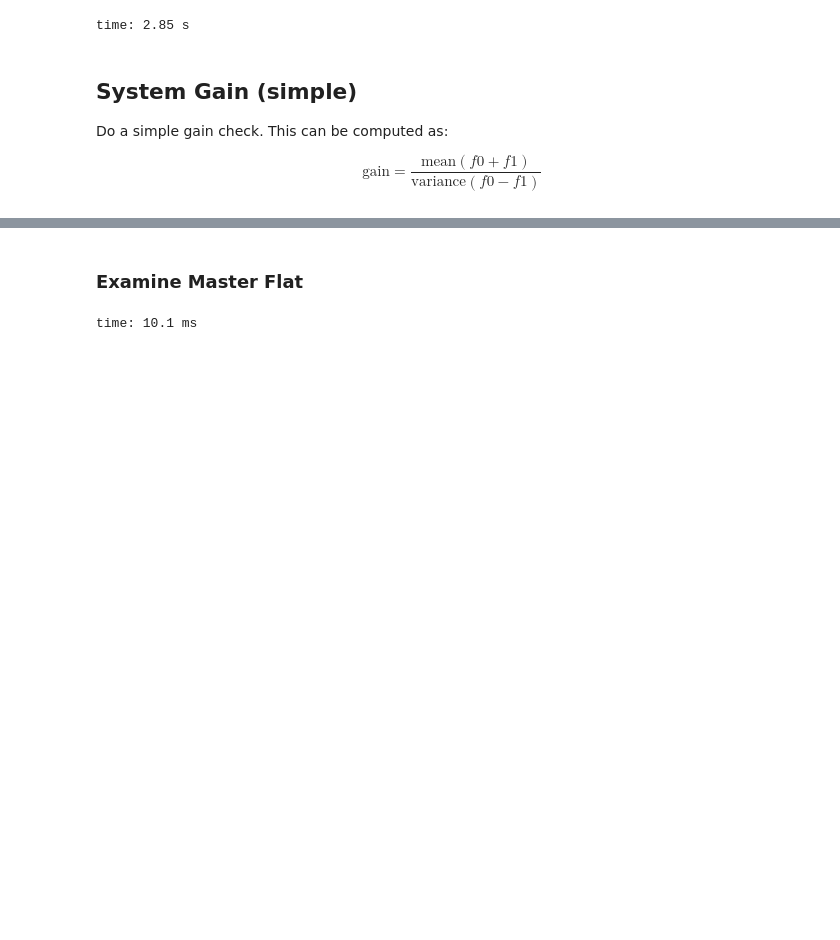
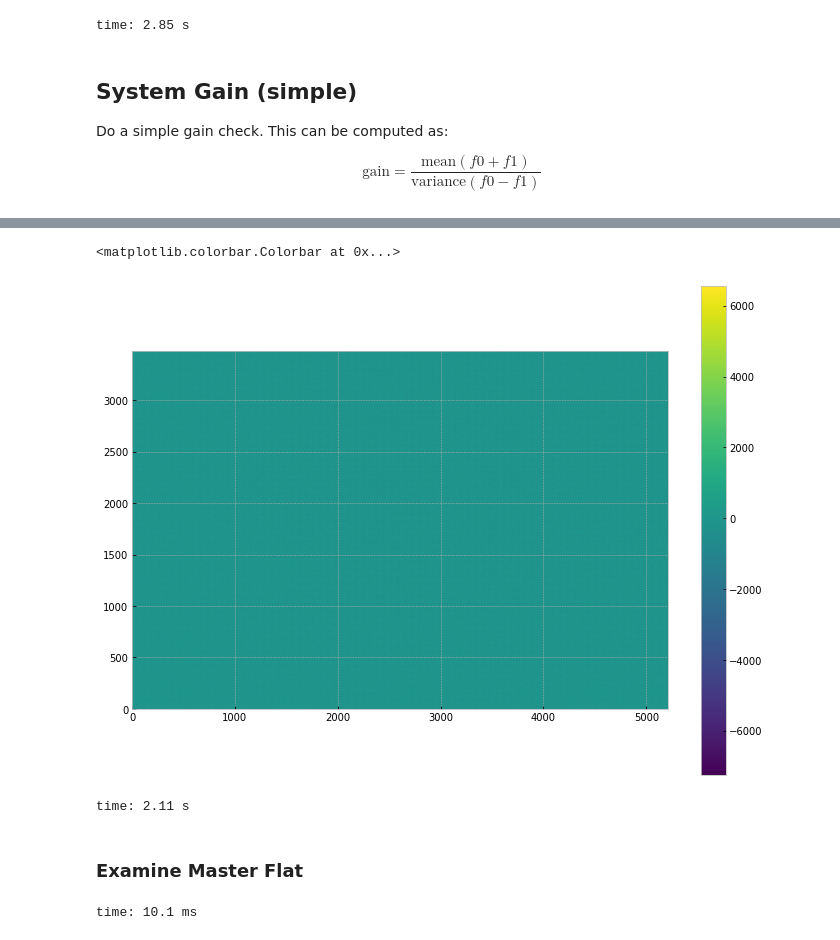
Before and after one commit to panoptes/panoptes-pipeline, a Jupyter notebook: notebooks/camera/Flat-Frame-And-Gain.ipynb, the cells around one changed output, grey strips where cells are left out. Saved outputs shown, nothing was run; the diff lists cells and outputs as text; code cells hidden in the pictures; blank space fills up the shorter version.

```diff
--- a/notebooks/camera/Flat-Frame-And-Gain.ipynb
+++ b/notebooks/camera/Flat-Frame-And-Gain.ipynb
@@ -255,3 +337,11 @@ time: 434 ms
+# %%
+plt.figure(figsize=(12, 9))
+plt.imshow(f0 - f1, origin='lower')
+plt.colorbar()
+# %% [output]
+<matplotlib.colorbar.Colorbar at 0x...>
+[figure, added]
+time: 2.11 s
 # %% [markdown]
 ### Examine Master Flat
 # %%
```
Also changed, not shown: parts of 20 cells of this notebook, 9 other files.
